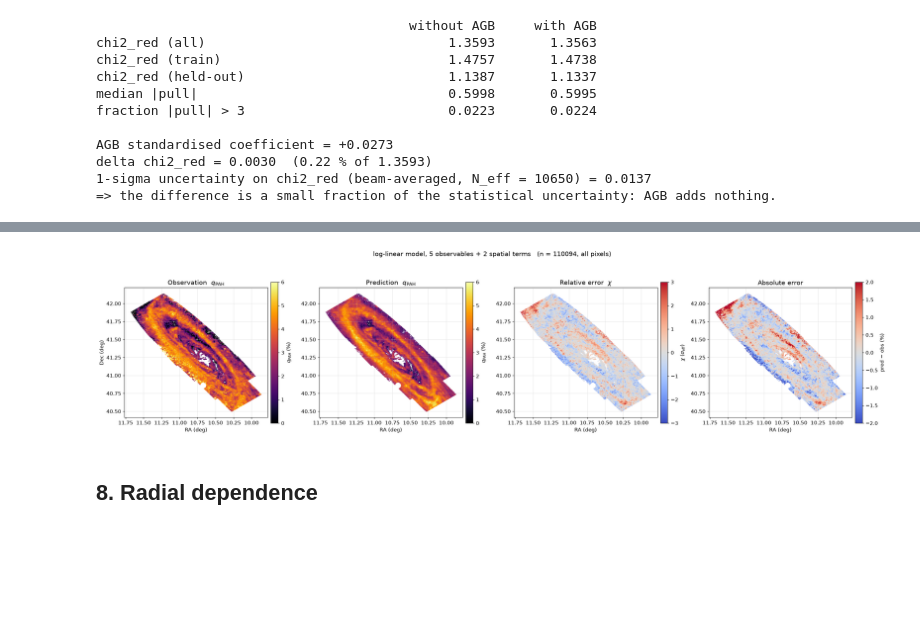
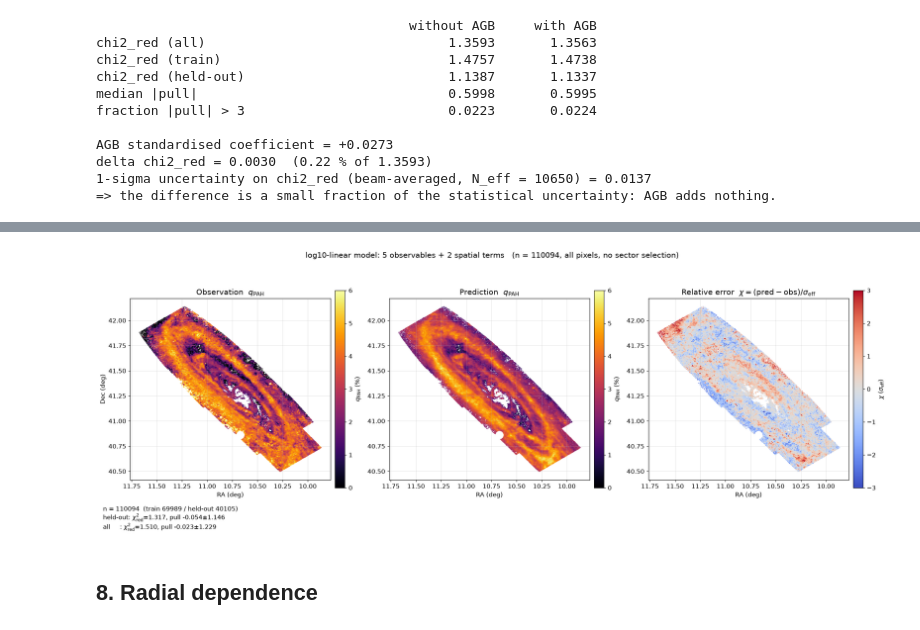
Before and after one commit to Astrozxy/qpah-pipeline, a Jupyter notebook: notebooks/qPAH_model_M31.ipynb, the cells around one changed output, grey strips where cells are left out. Cells and saved outputs as stored; diff of their text form; code cells hidden in the pictures; blank space fills up the shorter version.

```diff
--- a/notebooks/qPAH_model_M31.ipynb
+++ b/notebooks/qPAH_model_M31.ipynb
@@ -459,33 +465,43 @@ delta chi2_red = 0.0030  (0.22 % of 1.3593)
 # %%
-def four_panel(r, sel, fname):
+def three_panel(r, sel, fname):
     ra, dec = d['ra'][sel], d['dec'][sel]
     y, pred, sig = r['y'], r['pred'], r['sig']
-    chi, resid = (pred - y) / sig, pred - y
-    qmax = 6.0; cvm = 3.0; avm = 2.0
+    chi = (pred - y) / sig
+    qmax, cvm = 6.0, 3.0
     order = np.argsort(np.abs(chi))[::-1]
     panels = [
         (r'Observation  $q_{\rm PAH}$', y, 'inferno', (0, qmax), r'$q_{\rm PAH}$ (%)'),
         (r'Prediction  $q_{\rm PAH}$',  pred, 'inferno', (0, qmax), r'$q_{\rm PAH}$ (%)'),
-        (r'Relative error  $\chi$', chi, 'coolwarm', (-cvm, cvm), r'$\chi$ ($\sigma_{\rm eff}$)'),
-        (r'Absolute error', resid, 'coolwarm', (-avm, avm), r'pred $-$ obs (%)'),
+        (r'Relative error  $\chi=(\mathrm{pred}-\mathrm{obs})/\sigma_{\rm eff}$',
+         chi, 'coolwarm', (-cvm, cvm), r'$\chi$ ($\sigma_{\rm eff}$)'),
     ]
-    fig, ax = plt.subplots(1, 4, figsize=(24, 6))
+    fig, ax = plt.subplots(1, 3, figsize=(20, 6.4))
     for a, (t, v, cm, rng, cl) in zip(ax, panels):
         sc = a.scatter(ra[order], dec[order], s=1.0, c=v[order], cmap=cm,
                        vmin=rng[0], vmax=rng[1], rasterized=True, linewidths=0)
         a.set_title(t, fontsize=14); a.set_xlabel('RA (deg)'); a.set_aspect('equal')
         a.invert_xaxis()
         fig.colorbar(sc, ax=a, fraction=0.046, pad=0.02, label=cl)
     ax[0].set_ylabel('Dec (deg)')
-    fig.suptitle('log-linear model, %d observables + %d spatial terms   (n = %d, all pixels)'
+    p = r['pull']
+    fig.text(0.012, -0.015,
+             'n = %d  (train %d / held-out %d)\n'
+             'held-out: $\\chi^2_{\\rm red}$=%.3f, pull %+.3f$\\pm$%.3f\n'
+             'all     : $\\chi^2_{\\rm red}$=%.3f, pull %+.3f$\\pm$%.3f'
+             % (sel.sum(), r['in_train'].sum(), (~r['in_train']).sum(),
+                np.mean(p[~r['in_train']] ** 2), np.median(p[~r['in_train']]), np.std(p[~r['in_train']]),
+                np.mean(p ** 2), np.median(p), np.std(p)),
+             ha='left', va='top', fontsize=11)
+    fig.suptitle('log10-linear model: %d observables + %d spatial terms   '
+                 '(n = %d, all pixels, no sector selection)'
                  % (r['n_log'], len(SPA), sel.sum()), fontsize=14)
-    fig.tight_layout()
+    fig.tight_layout(rect=[0, 0.0, 1, 0.94])
     fig.savefig(os.path.join(OUT, fname), dpi=170, bbox_inches='tight')
     plt.show()
 
-four_panel(res_no, sel, 'fig_4panel.png')
+three_panel(res_no, sel, 'fig_3panel.png')
 # %% [output]
-[figure, old version]
+[figure, new version]
 # %% [markdown]
 ## 8. Radial dependence
 # %%
```
Also changed, not shown: parts of 2 cells of this notebook, 5 other files.
